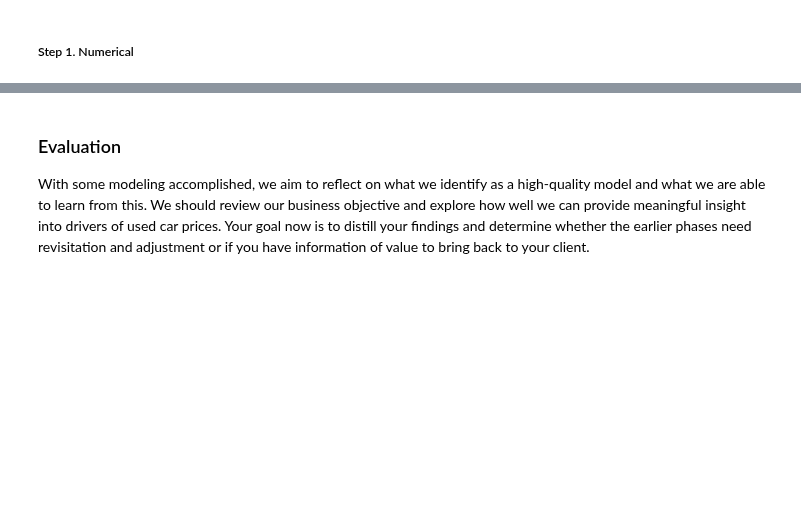
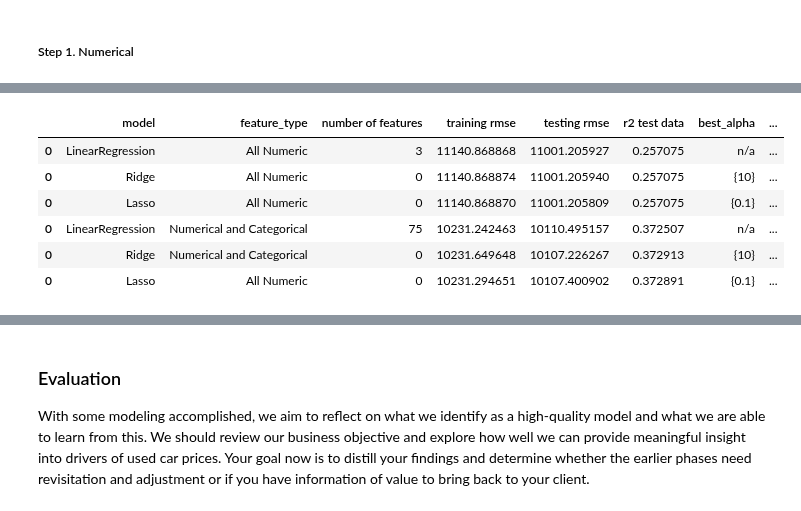
Before and after one commit to mgk2014/PCMLAI-cars, a Jupyter notebook: prompt_A.ipynb, the cells around one changed output, grey strips where cells are left out. Cells and saved outputs as stored; diff of their text form; code cells hidden in the pictures; blank space fills up the shorter version.

```diff
--- a/prompt_A.ipynb
+++ b/prompt_A.ipynb
@@ -678,0 +626,23 @@ Pipeline(steps=[('preprocessor',
+# %%
+# Step 2.2 Ridge Regression model with numerical and categorical features
+
+param_grid = {'ridge__alpha': [0.1, 1, 10, 100, 1000]}
+
+numeric_transformer = Pipeline(steps=[('imputer', SimpleImputer(strategy='mean')),('scaler', StandardScaler())])
+
+categorical_transformer = Pipeline(steps=[('imputer', SimpleImputer(strategy='most_frequent')),
+                                        ('onehot', OneHotEncoder(handle_unknown='ignore', sparse_output=False))])
+
+preprocessor = ColumnTransformer(
+    transformers=[('numerical', numeric_transformer, num_features),
+                  ('categorical', categorical_transformer, cat_features)])
+
+
+pipeline = Pipeline([('preprocessor', preprocessor), ('ridge', Ridge())])
+
+grid = GridSearchCV(pipeline, param_grid=param_grid)
+
+dict= eval_model_lasso_ridge(grid, 'Ridge', 'Numerical and Categorical')
+models_evaluated = pd.concat([models_evaluated, pd.DataFrame([dict])])
+
+models_evaluated
@@ -679,2 +656,32 @@ Pipeline(steps=[('preprocessor',
+# %%
+# Step 2.3 Lasso Regression model with numerical and categorical features
+
+param_grid = {'lasso__alpha': [0.1, 1, 10, 100, 1000]}
+cat_features = ['condition', 'title_status', 'type', 'fuel', 'manufacturer']
+
+numeric_transformer = Pipeline(steps=[('imputer', SimpleImputer(strategy='mean')),('scaler', StandardScaler())])
+categorical_transformer = Pipeline(steps=[('imputer', SimpleImputer(strategy='most_frequent')),
+                                        ('onehot', OneHotEncoder(handle_unknown='ignore', sparse_output=False))])
+
+preprocessor = ColumnTransformer(
+    transformers=[('numerical', numeric_transformer, num_features),
+                  ('categorical', categorical_transformer, cat_features)])
+
+pipeline = Pipeline([('preprocessor', preprocessor), ('lasso', Lasso(max_iter=10000))])
+
+grid = GridSearchCV(pipeline, param_grid=param_grid, cv=2, n_jobs=-1)
+
+dict = eval_model_lasso_ridge(grid, 'Lasso', 'All Numeric')
+models_evaluated = pd.concat([models_evaluated, pd.DataFrame([dict])])
+
+models_evaluated
+# %% [output]
+|  | model | feature_type | number of features | training rmse | testing rmse | r2 test data | best_alpha | ... |
+| 0 | LinearRegression | All Numeric | 3 | 11140.868868 | 11001.205927 | 0.257075 | n/a | ... |
+| 0 | Ridge | All Numeric | 0 | 11140.868874 | 11001.205940 | 0.257075 | {10} | ... |
+| 0 | Lasso | All Numeric | 0 | 11140.868870 | 11001.205809 | 0.257075 | {0.1} | ... |
+| 0 | LinearRegression | Numerical and Categorical | 75 | 10231.242463 | 10110.495157 | 0.372507 | n/a | ... |
+| 0 | Ridge | Numerical and Categorical | 0 | 10231.649648 | 10107.226267 | 0.372913 | {10} | ... |
+| 0 | Lasso | All Numeric | 0 | 10231.294651 | 10107.400902 | 0.372891 | {0.1} | ... |
 # %%
 
```
Also changed, not shown: parts of 15 cells of this notebook.
